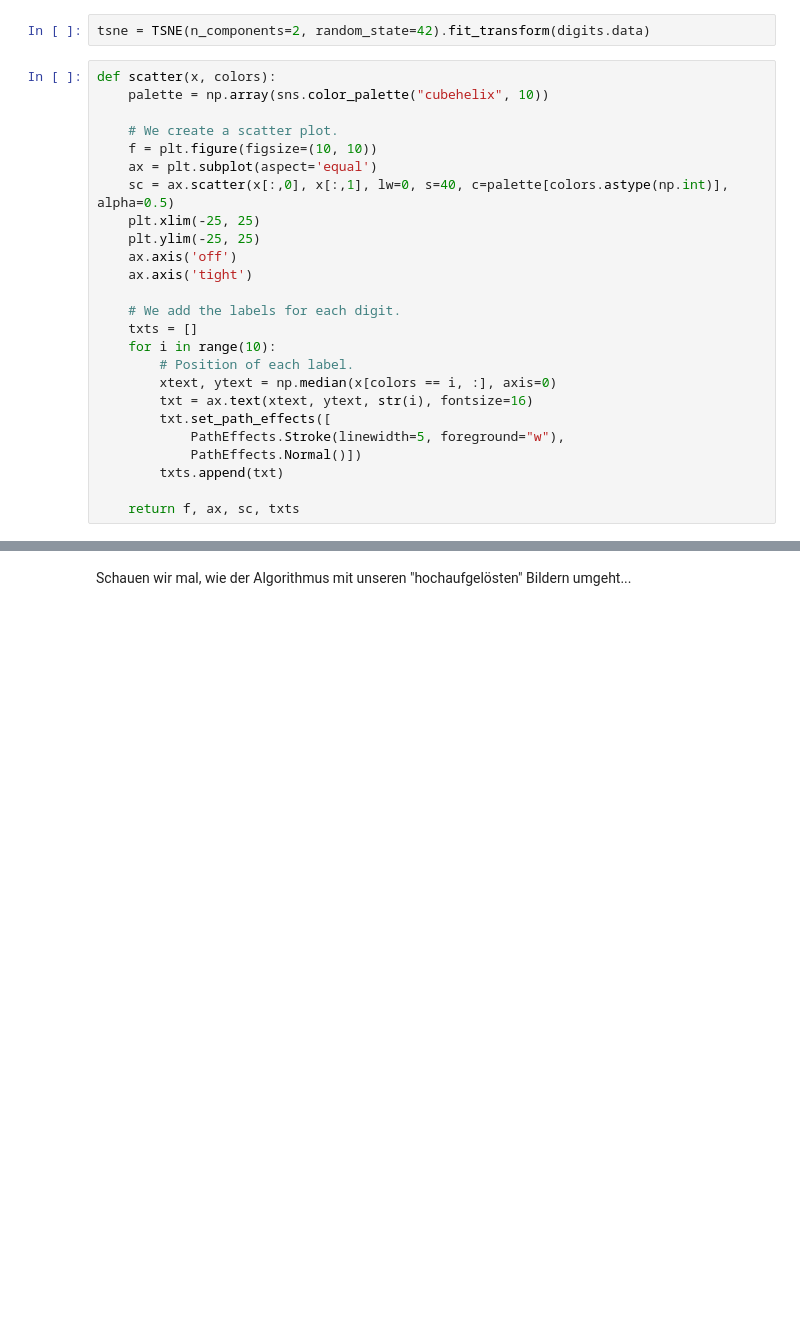
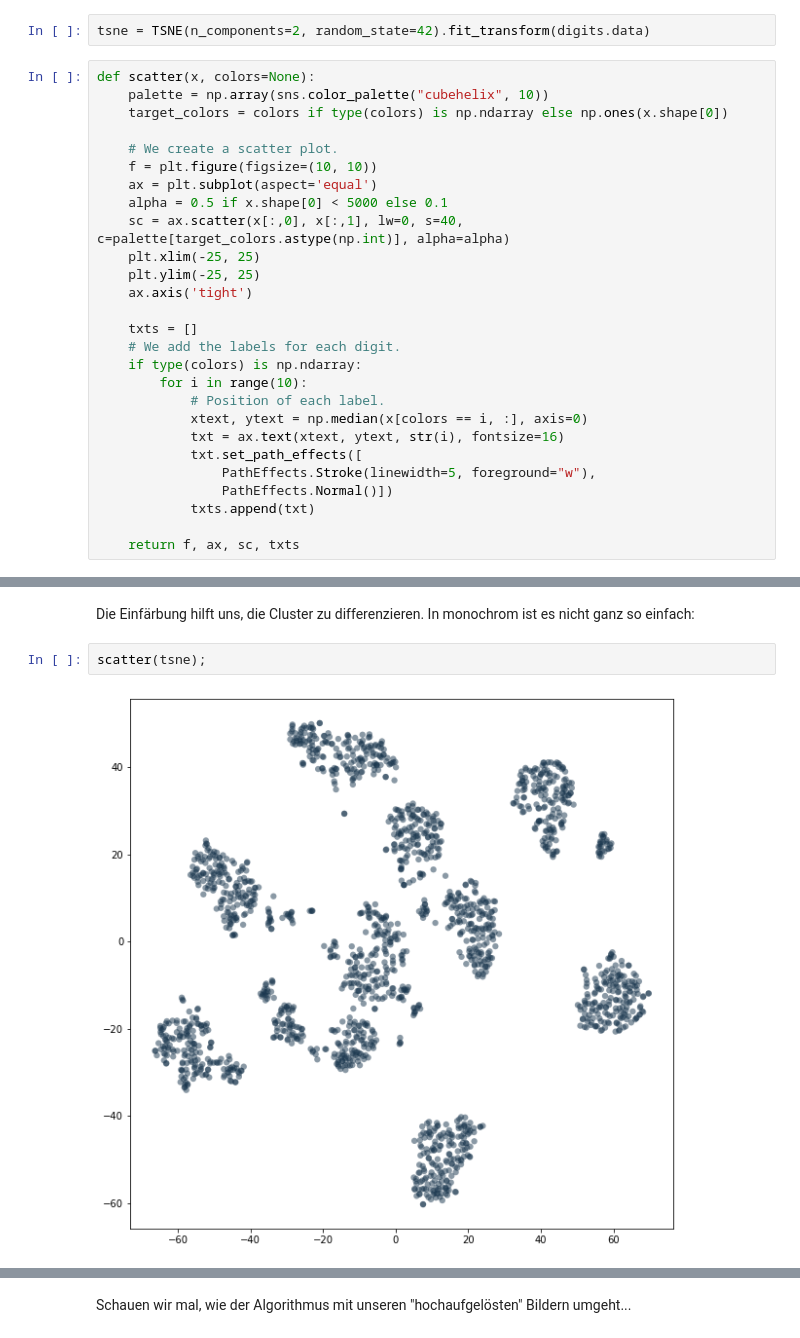
Before and after one commit to h9h/dhbw20-ml, a Jupyter notebook: t-sne.ipynb, the cells around one changed output, grey strips where cells are left out. Drawn from its saved outputs; the diff is of its cells as text; blank space fills up the shorter version.

```diff
--- a/t-sne.ipynb
+++ b/t-sne.ipynb
@@ -34,28 +40,30 @@ Wenden wir jetzt t-SNE auf den Datensatz an und versuchen eine Dimensions-Redukt
 # %%
 tsne = TSNE(n_components=2, random_state=42).fit_transform(digits.data)
 # %%
-def scatter(x, colors):
+def scatter(x, colors=None):
     palette = np.array(sns.color_palette("cubehelix", 10))
+    target_colors = colors if type(colors) is np.ndarray else np.ones(x.shape[0])
 
     # We create a scatter plot.
     f = plt.figure(figsize=(10, 10))
     ax = plt.subplot(aspect='equal')
-    sc = ax.scatter(x[:,0], x[:,1], lw=0, s=40, c=palette[colors.astype(np.int)], alpha=0.5)
+    alpha = 0.5 if x.shape[0] < 5000 else 0.1
+    sc = ax.scatter(x[:,0], x[:,1], lw=0, s=40, c=palette[target_colors.astype(np.int)], alpha=alpha)
     plt.xlim(-25, 25)
     plt.ylim(-25, 25)
-    ax.axis('off')
     ax.axis('tight')
 
+    txts = []
     # We add the labels for each digit.
-    txts = []
-    for i in range(10):
-        # Position of each label.
-        xtext, ytext = np.median(x[colors == i, :], axis=0)
-        txt = ax.text(xtext, ytext, str(i), fontsize=16)
-        txt.set_path_effects([
-            PathEffects.Stroke(linewidth=5, foreground="w"),
-            PathEffects.Normal()])
-        txts.append(txt)
+    if type(colors) is np.ndarray:
+        for i in range(10):
+            # Position of each label.
+            xtext, ytext = np.median(x[colors == i, :], axis=0)
+            txt = ax.text(xtext, ytext, str(i), fontsize=16)
+            txt.set_path_effects([
+                PathEffects.Stroke(linewidth=5, foreground="w"),
+                PathEffects.Normal()])
+            txts.append(txt)
 
     return f, ax, sc, txts
 # %%
@@ -62,0 +73,6 @@ scatter(tsne, digits.target);
+# %% [markdown]
+Die Einfärbung hilft uns, die Cluster zu differenzieren. In monochrom ist es nicht ganz so einfach:
+# %%
+scatter(tsne);
+# %% [output]
+[figure, added]
```
Also changed, not shown: parts of 10 cells of this notebook, 6 other files.
